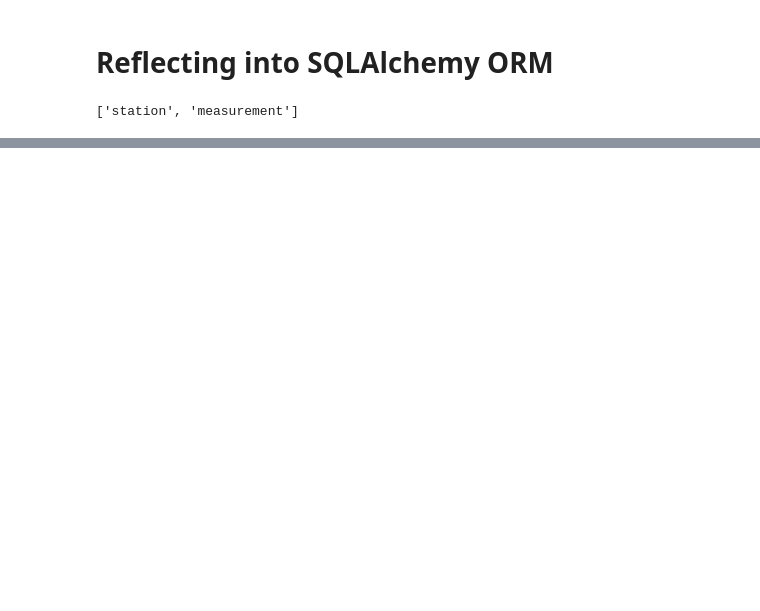
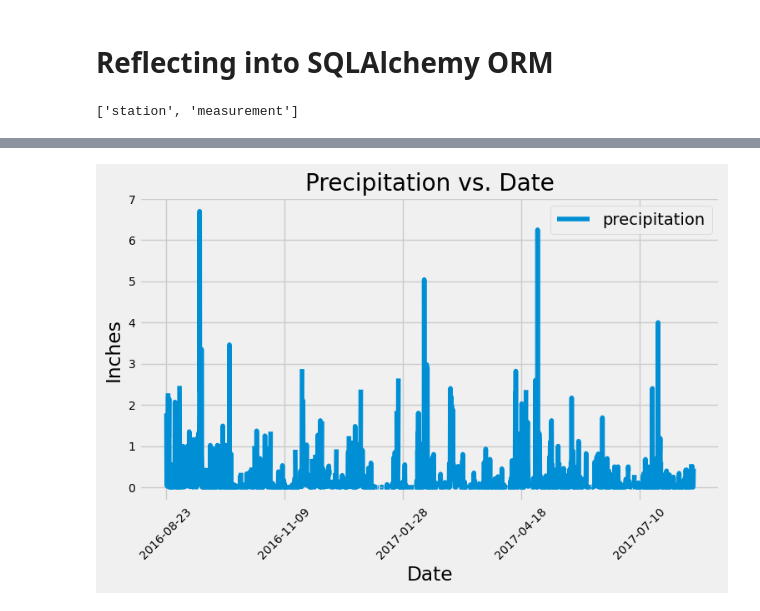
Before and after one commit to 99btyler/MSUDA-challenge-sqlalchemy, a Jupyter notebook: submission/climate.ipynb, the cells around one changed output, grey strips where cells are left out. Saved outputs shown, nothing was run; the diff lists cells and outputs as text; code cells hidden in the pictures; blank space fills up the shorter version.

Commit message:
Finished precipitation analysis

```diff
--- a/submission/climate.ipynb
+++ b/submission/climate.ipynb
@@ -32,0 +31,3 @@ session = Session(engine)
+# %%
+most_recent_date = session.query(func.MAX(Measurement.date)).scalar()
+most_recent_date
@@ -32,0 +36,4 @@ session = Session(engine)
+# %%
+most_recent_datetime = datetime.strptime(most_recent_date, "%Y-%m-%d")
+one_year_ago = (most_recent_datetime - timedelta(days=365)).date()
+one_year_ago
@@ -32,0 +42,3 @@ session = Session(engine)
+# %%
+precipitation_data = session.query(Measurement.date, Measurement.prcp).filter(Measurement.date >= one_year_ago).all()
+precipitation_data[:5]
@@ -32,0 +51,4 @@ session = Session(engine)
+# %%
+precipitation_df = pd.DataFrame(precipitation_data, columns=["date", "precipitation"])
+precipitation_df = precipitation_df.sort_values("date")
+precipitation_df.head()
@@ -32,0 +62,16 @@ session = Session(engine)
+# %%
+# figure
+figure = precipitation_df.plot(x="date", y="precipitation", figsize=(8, 4.5))
+
+# formatting
+figure.set_title("Precipitation vs. Date")
+figure.set_xlabel("Date")
+figure.set_ylabel("Inches")
+
+plt.xticks(rotation=45, fontsize=10)
+plt.yticks(fontsize=10)
+
+# show
+plt.show()
+# %% [output]
+[figure, added]
```
Also changed, not shown: parts of 9 cells of this notebook.
